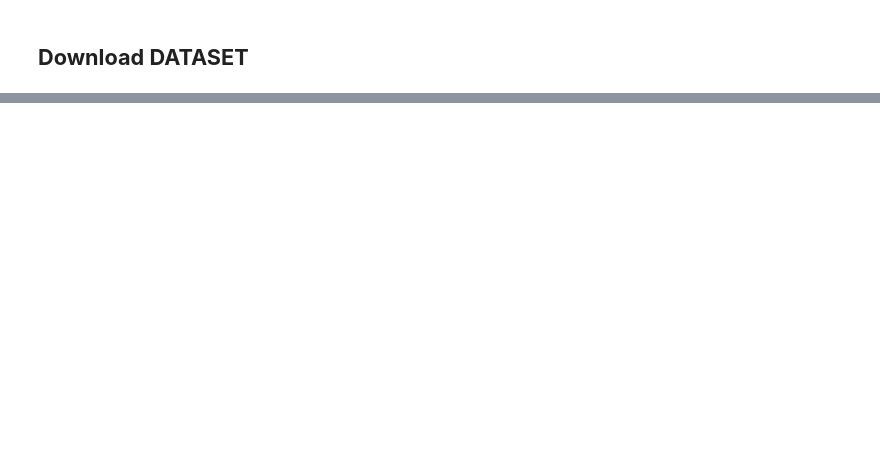
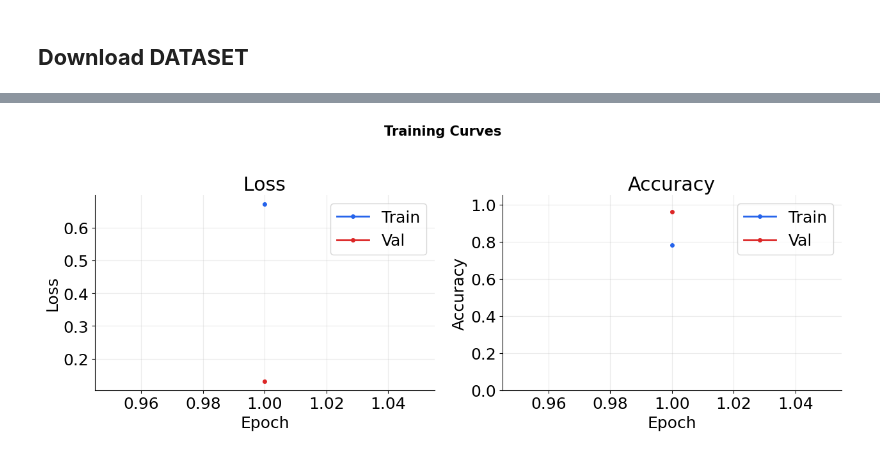
Before and after one commit to silvergjeka22/Unified-Lifelong-Action-Learning, a Jupyter notebook: notebooks/APAI_NAIVE_CL.ipynb, the cells around one changed output, grey strips where cells are left out. Cells and saved outputs as stored; diff of their text form; code cells hidden in the pictures; blank space fills up the shorter version.

Commit message:
finished task one for naive

```diff
--- a/notebooks/APAI_NAIVE_CL.ipynb
+++ b/notebooks/APAI_NAIVE_CL.ipynb
@@ -141,0 +125,28 @@ task4_test_loader  = make_loader(TASK4_ROOT, TASK_4, "test",  label_offset=30)
+# %%
+base_test        = UCF101Clips(os.path.join(cfg.BASE_ROOT, "test"), class_to_idx=class_to_idx)
+base_test_loader = DataLoader(base_test, batch_size=cfg.BATCH_SIZE, shuffle=False, num_workers=2)
+
+task1_train = UCF101Clips(os.path.join(cfg.TASK1_ROOT, "train"), class_to_idx=class_to_idx)
+task1_val   = UCF101Clips(os.path.join(cfg.TASK1_ROOT, "val"),   class_to_idx=class_to_idx)
+task1_test  = UCF101Clips(os.path.join(cfg.TASK1_ROOT, "test"),  class_to_idx=class_to_idx)
+
+task1_train_loader = DataLoader(task1_train, batch_size=cfg.BATCH_SIZE, shuffle=True,  num_workers=2)
+task1_val_loader   = DataLoader(task1_val,   batch_size=cfg.BATCH_SIZE, shuffle=False, num_workers=2)
+task1_test_loader  = DataLoader(task1_test,  batch_size=cfg.BATCH_SIZE, shuffle=False, num_workers=2)
+
+combined_test        = ConcatDataset([base_test, task1_test])
+combined_test_loader = DataLoader(combined_test, batch_size=cfg.BATCH_SIZE, shuffle=False, num_workers=2)
+
+print(f"base_test   : {len(base_test)} clips")
+print(f"task1_train : {len(task1_train)} clips")
+print(f"task1_val   : {len(task1_val)} clips")
+print(f"task1_test  : {len(task1_test)} clips")
+print(f"combined    : {len(combined_test)} clips")
+
+base_labels  = [int(lbl) for _, lbl in base_test]
+task1_labels = [int(lbl) for _, lbl in task1_test]
+
+print(f"\nBase  label range : {min(base_labels)} -> {max(base_labels)}  (expected 0–{len(BASE_CLASSES)-1})")
+print(f"Task1 label range : {min(task1_labels)} -> {max(task1_labels)}  (expected {len(BASE_CLASSES)}–{len(ALL_CLASSES_LIST)-1})")
+print(f"Unique base labels  : {sorted(set(base_labels))}")
+print(f"Unique task1 labels : {sorted(set(task1_labels))}")
@@ -142,5 +164,6 @@ task4_test_loader  = make_loader(TASK4_ROOT, TASK_4, "test",  label_offset=30)
 # %%
-# in config is the path
+# num_classes = len(BASE_CLASSES)
 model_base = ResNet50LSTM(num_classes=10).to(device)
-state = torch.load(RESNET50_PATH, map_location=device)
+state      = torch.load(cfg.RESNET50_PATH, map_location=device)
 model_base.load_state_dict(state)
+model_base = unfreeze_all(model_base)
@@ -169,0 +217,4 @@ results = evaluate_all_tasks(
+# %%
+# new_num_classes=len(ALL_CLASSES_LIST)
+model_task1 = expand_classifier(model_base, new_num_classes=12)
+model_task1 = unfreeze_all(model_task1).to(device)
@@ -169,0 +225,6 @@ results = evaluate_all_tasks(
+# %%
+train_task1 = train_model(
+    model        = model_task1,
+    train_loader = task1_train_loader,
+    val_loader   = task1_val_loader,
+)
@@ -169,0 +233,4 @@ results = evaluate_all_tasks(
+# %%
+plot_training_results(train_task1)
+# %% [output]
+[figure, added]
```
Also changed, not shown: parts of 21 cells of this notebook, 2 other files.
